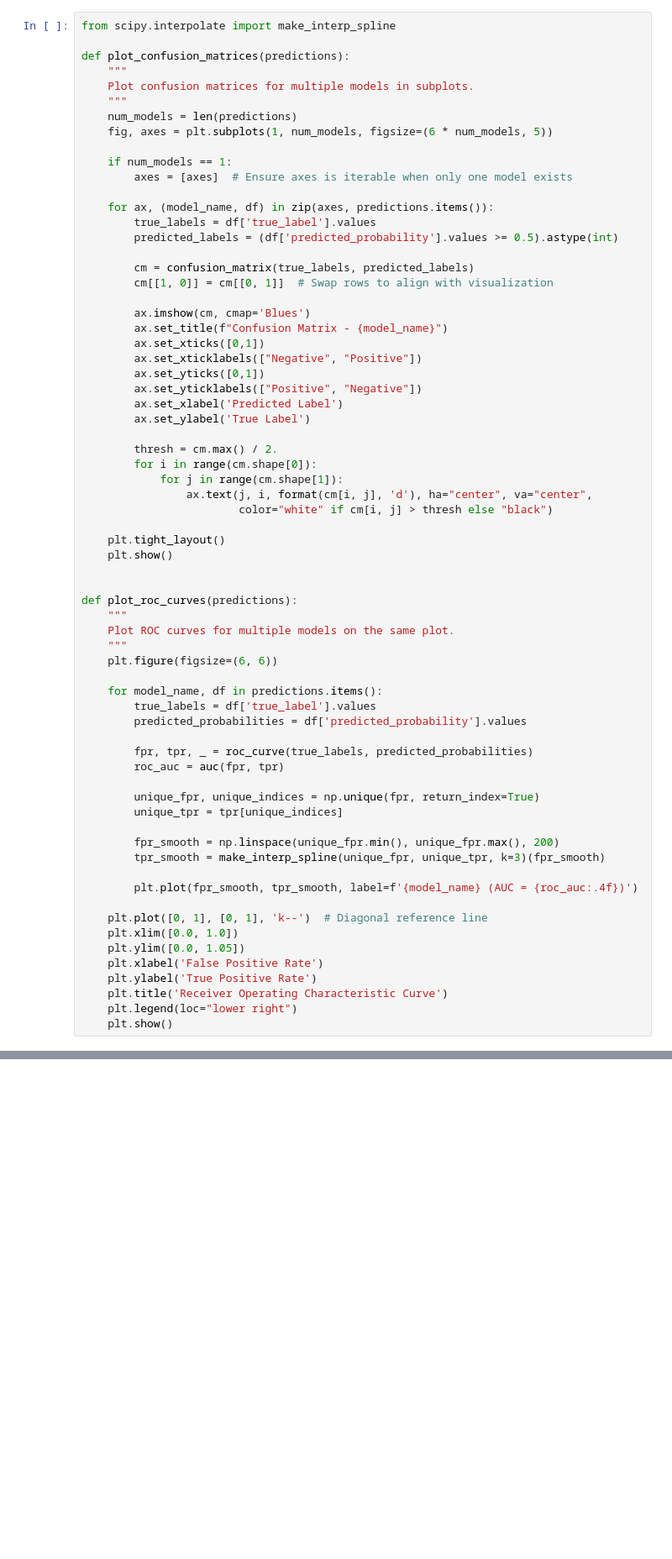
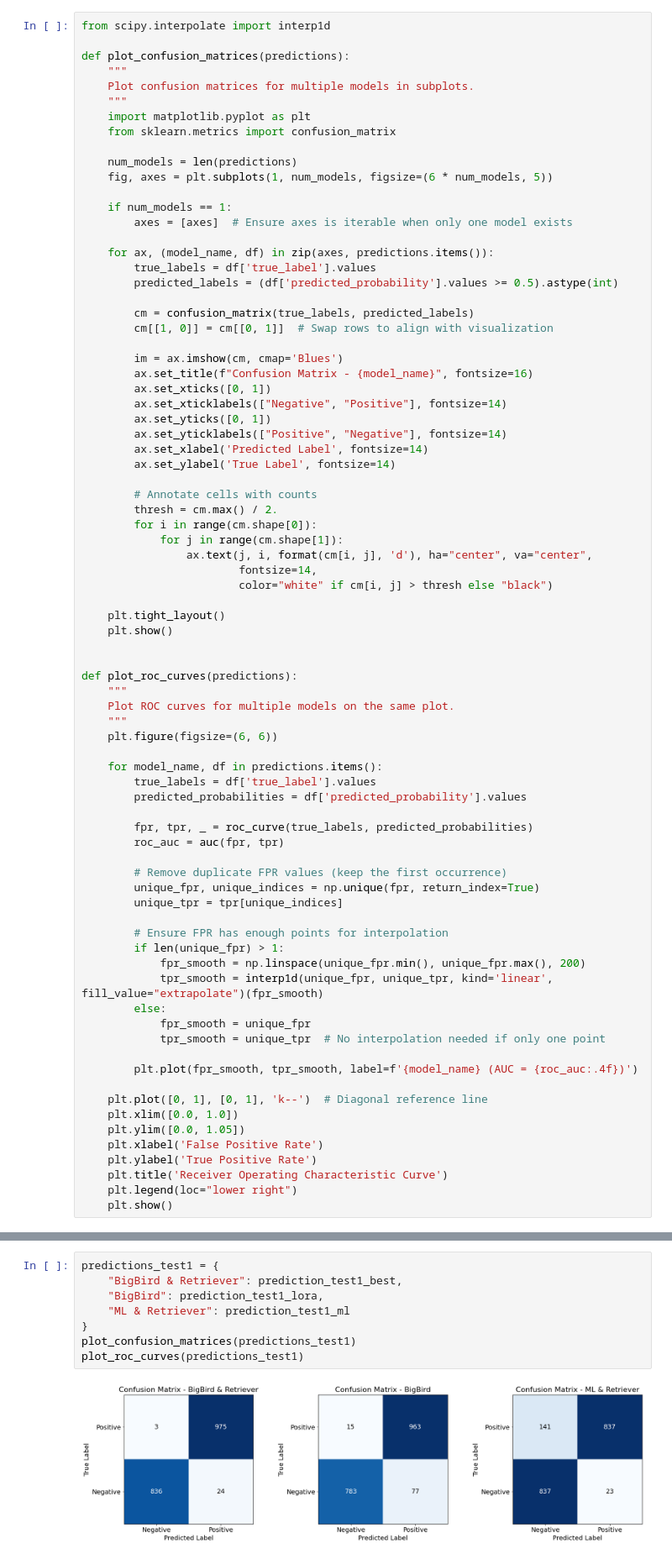
Before and after one commit to Wbqqqqqqqq/RealNewsGuard, a Jupyter notebook: evaluate/evaluate.ipynb, the cells around one changed output, grey strips where cells are left out. Shown: that part at 84% size. Drawn from its saved outputs; the diff is of its cells as text; blank space fills up the shorter version.

```diff
--- a/evaluate/evaluate.ipynb
+++ b/evaluate/evaluate.ipynb
@@ -128,10 +141,13 @@ AUC: 0.97087376 (95% CI: [0.96215294, 0.97876636])
 # %%
-from scipy.interpolate import make_interp_spline
+from scipy.interpolate import interp1d
 
 def plot_confusion_matrices(predictions):
     """
     Plot confusion matrices for multiple models in subplots.
     """
+    import matplotlib.pyplot as plt
+    from sklearn.metrics import confusion_matrix
+
     num_models = len(predictions)
     fig, axes = plt.subplots(1, num_models, figsize=(6 * num_models, 5))
 
@@ -145,19 +161,21 @@ def plot_confusion_matrices(predictions):
         cm = confusion_matrix(true_labels, predicted_labels)
         cm[[1, 0]] = cm[[0, 1]]  # Swap rows to align with visualization
 
-        ax.imshow(cm, cmap='Blues')
-        ax.set_title(f"Confusion Matrix - {model_name}")
-        ax.set_xticks([0,1])
-        ax.set_xticklabels(["Negative", "Positive"])
-        ax.set_yticks([0,1])
-        ax.set_yticklabels(["Positive", "Negative"])
-        ax.set_xlabel('Predicted Label')
-        ax.set_ylabel('True Label')
+        im = ax.imshow(cm, cmap='Blues')
+        ax.set_title(f"Confusion Matrix - {model_name}", fontsize=16)
+        ax.set_xticks([0, 1])
+        ax.set_xticklabels(["Negative", "Positive"], fontsize=14)
+        ax.set_yticks([0, 1])
+        ax.set_yticklabels(["Positive", "Negative"], fontsize=14)
+        ax.set_xlabel('Predicted Label', fontsize=14)
+        ax.set_ylabel('True Label', fontsize=14)
 
+        # Annotate cells with counts
         thresh = cm.max() / 2.
         for i in range(cm.shape[0]):
             for j in range(cm.shape[1]):
                 ax.text(j, i, format(cm[i, j], 'd'), ha="center", va="center",
+                        fontsize=14,
                         color="white" if cm[i, j] > thresh else "black")
 
     plt.tight_layout()
@@ -177,11 +195,17 @@ def plot_roc_curves(predictions):
         fpr, tpr, _ = roc_curve(true_labels, predicted_probabilities)
         roc_auc = auc(fpr, tpr)
 
+        # Remove duplicate FPR values (keep the first occurrence)
         unique_fpr, unique_indices = np.unique(fpr, return_index=True)
         unique_tpr = tpr[unique_indices]
 
-        fpr_smooth = np.linspace(unique_fpr.min(), unique_fpr.max(), 200)
-        tpr_smooth = make_interp_spline(unique_fpr, unique_tpr, k=3)(fpr_smooth)
+        # Ensure FPR has enough points for interpolation
+        if len(unique_fpr) > 1:
+            fpr_smooth = np.linspace(unique_fpr.min(), unique_fpr.max(), 200)
+            tpr_smooth = interp1d(unique_fpr, unique_tpr, kind='linear', fill_value="extrapolate")(fpr_smooth)
+        else:
+            fpr_smooth = unique_fpr
+            tpr_smooth = unique_tpr  # No interpolation needed if only one point
 
         plt.plot(fpr_smooth, tpr_smooth, label=f'{model_name} (AUC = {roc_auc:.4f})')
 
@@ -201,0 +220,10 @@ plot_roc_curves(predictions_test1)
+# %%
+predictions_test1 = {
+    "BigBird & Retriever": prediction_test1_best,
+    "BigBird": prediction_test1_lora,
+    "ML & Retriever": prediction_test1_ml
+}
+plot_confusion_matrices(predictions_test1)
+plot_roc_curves(predictions_test1)
+# %% [output]
+[figure, added]
```
Also changed, not shown: parts of 7 cells of this notebook, 25 other files.
